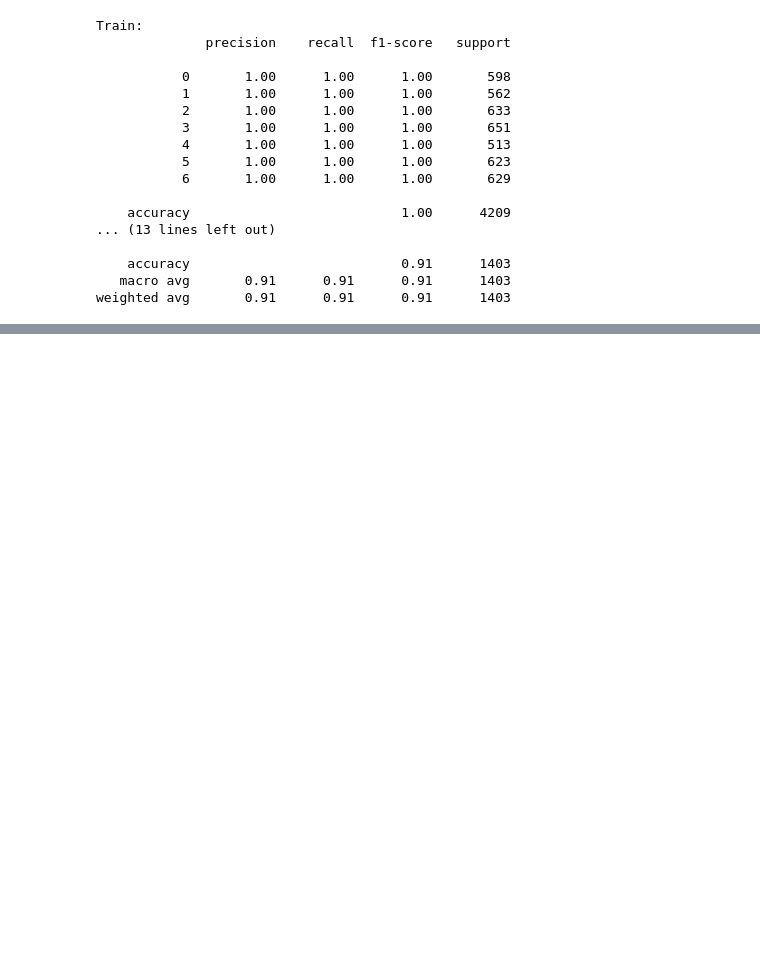
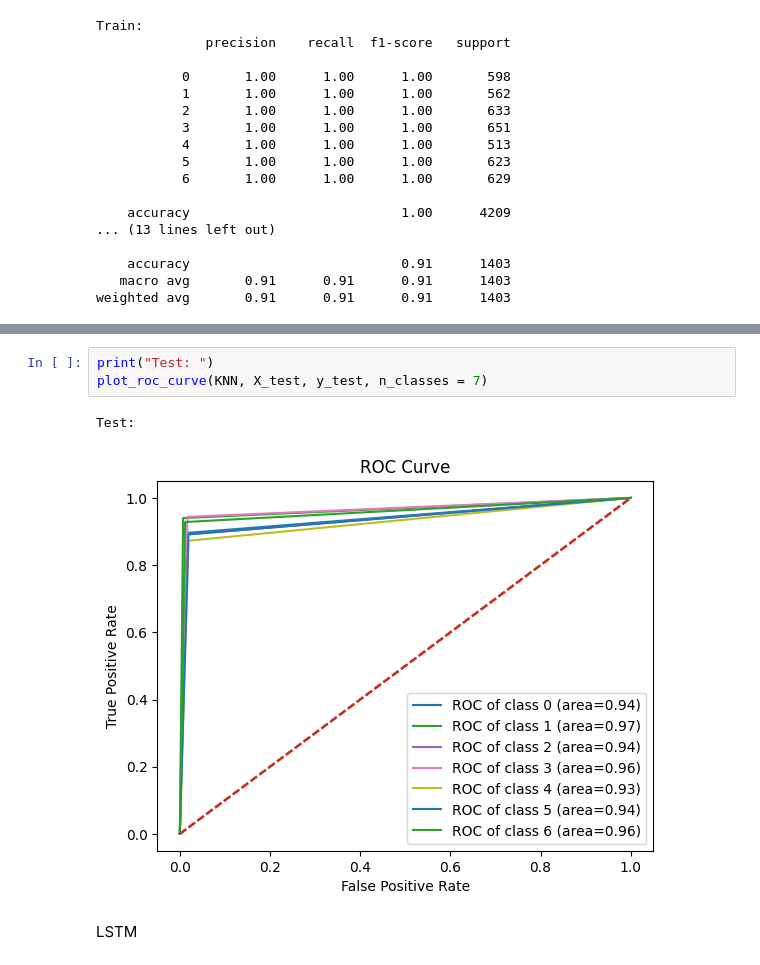
Before and after one commit to AliAkhgari/Iranian-Traditional-Music-Dastgah-Classifier, a Jupyter notebook: learning.ipynb, the cells around one changed output, grey strips where cells are left out. Drawn from its saved outputs; the diff is of its cells as text; blank space fills up the shorter version.

```diff
--- a/learning.ipynb
+++ b/learning.ipynb
@@ -100,0 +139,8 @@ weighted avg       0.91      0.91      0.91      1403
+# %%
+print("Test: ")
+plot_roc_curve(KNN, X_test, y_test, n_classes = 7)
+# %% [output]
+Test:
+[figure, added]
+# %% [markdown]
+LSTM
```
Also changed, not shown: parts of 7 cells of this notebook.
